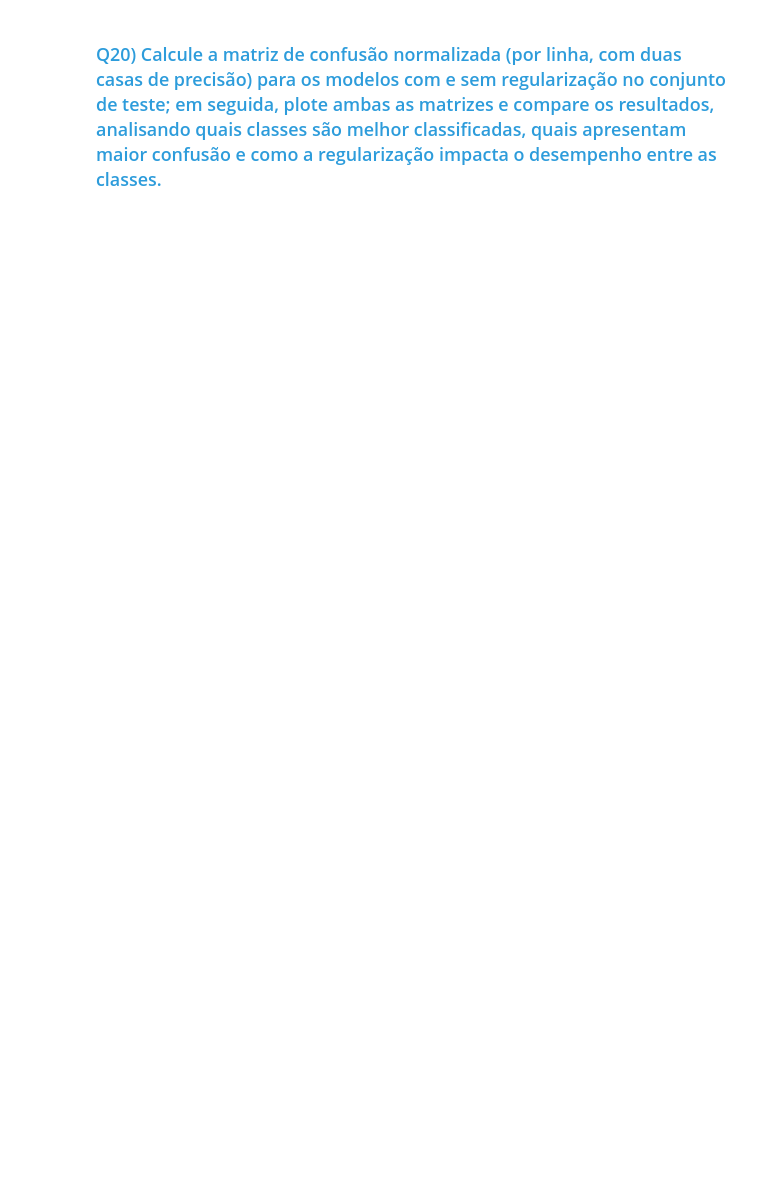
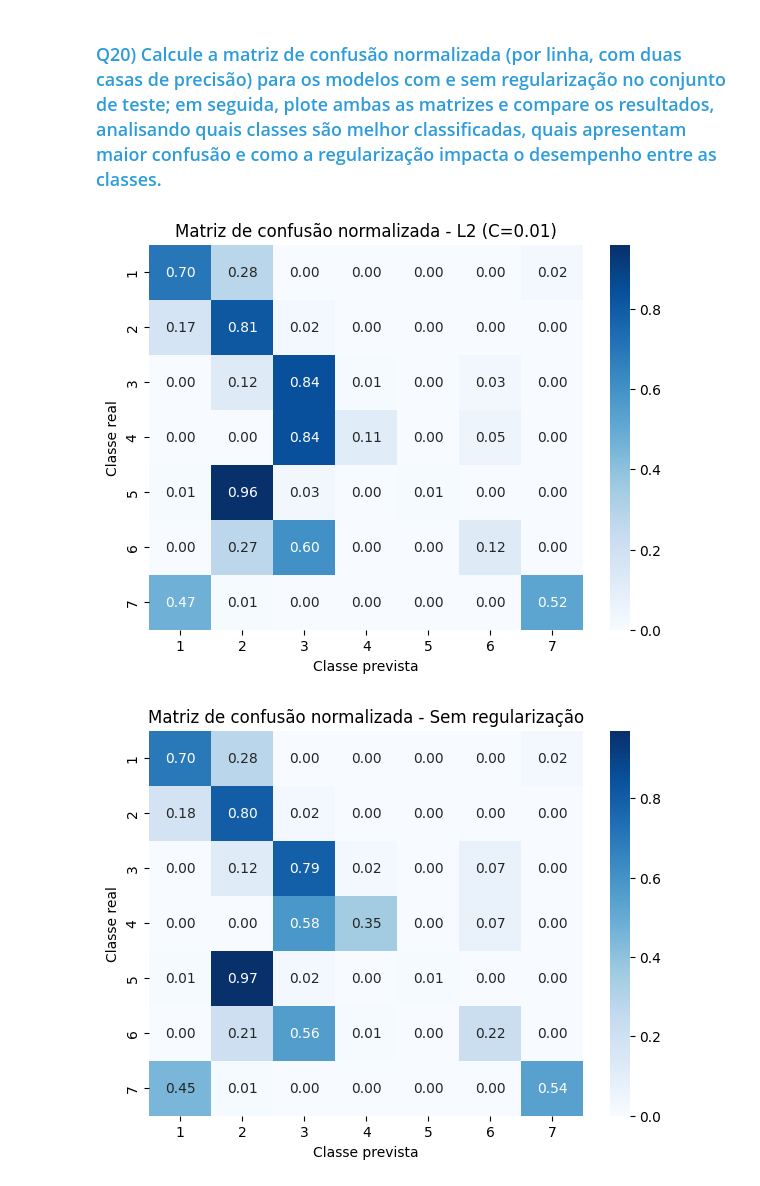
Before and after one commit to RennowT/C318, a Jupyter notebook: C318_2026_1_Atividade_05_1954.ipynb, the cells around one changed output. Saved outputs shown, nothing was run; the diff lists cells and outputs as text; code cells hidden in the pictures; blank space fills up the shorter version.

```diff
--- a/C318_2026_1_Atividade_05_1954.ipynb
+++ b/C318_2026_1_Atividade_05_1954.ipynb
@@ -402,2 +593,22 @@ TARGET_COLUMN = None # preencher
 # %% [markdown]
 ### <font color='#2D9CDB'>Q14) Separe o dataset em variáveis de entrada (`X`) e variável alvo (`y`), divida os dados em conjuntos de treino e teste utilizando `train_test_split` (com 20% para teste) e `random_state=42`, aplique a padronização dos atributos com `StandardScaler` e instancie um objeto de validação cruzada `KFold` com 5 divisões; em seguida, explique por que a validação cruzada (k-fold cross-validation) é importante para avaliar o desempenho de modelos de classificação.</font>
+# %%
+X = df.drop(columns=[TARGET_COLUMN])
+y = df[TARGET_COLUMN]
+
+X_train, X_test, y_train, y_test = train_test_split(
+    X,
+    y,
+    test_size=0.20,
+    random_state=42
+)
+
+scaler = StandardScaler()
+X_train_scaled = scaler.fit_transform(X_train)
+X_test_scaled = scaler.transform(X_test)
+
+kf = KFold(n_splits=5, shuffle=True, random_state=42)
+
+print("Treino:", X_train_scaled.shape)
+print("Teste:", X_test_scaled.shape)
+print("Número de folds:", kf.get_n_splits())
@@ -414,2 +876,45 @@ TARGET_COLUMN = None # preencher
 # %% [markdown]
 ### <font color='#2D9CDB'>Q20) Calcule a matriz de confusão normalizada (por linha, com duas casas de precisão) para os modelos com e sem regularização no conjunto de teste; em seguida, plote ambas as matrizes e compare os resultados, analisando quais classes são melhor classificadas, quais apresentam maior confusão e como a regularização impacta o desempenho entre as classes.</font>
+# %%
+def plot_confusion_matrix_norm(y_true, y_pred, title):
+    labels = sorted(y_true.unique())
+    cm_norm = confusion_matrix(
+        y_true,
+        y_pred,
+        labels=labels,
+        normalize="true"
+    )
+
+    cm_norm = np.round(cm_norm, 2)
+
+    plt.figure(figsize=(7, 5))
+    sns.heatmap(
+        cm_norm,
+        annot=True,
+        fmt=".2f",
+        xticklabels=labels,
+        yticklabels=labels,
+        cmap="Blues"
+    )
+
+    plt.title(title)
+    plt.xlabel("Classe prevista")
+    plt.ylabel("Classe real")
+    plt.show()
+
+    return pd.DataFrame(cm_norm, index=labels, columns=labels)
+
+cm_l2_norm = plot_confusion_matrix_norm(
+    y_test,
+    y_pred_l2,
+    "Matriz de confusão normalizada - L2 (C=0.01)"
+)
+
+cm_sem_reg_norm = plot_confusion_matrix_norm(
+    y_test,
+    y_pred_sem_reg,
+    "Matriz de confusão normalizada - Sem regularização"
+)
+# %% [output]
+[figure, added]
+[figure, added]
```
Also changed, not shown: parts of 27 cells of this notebook.
